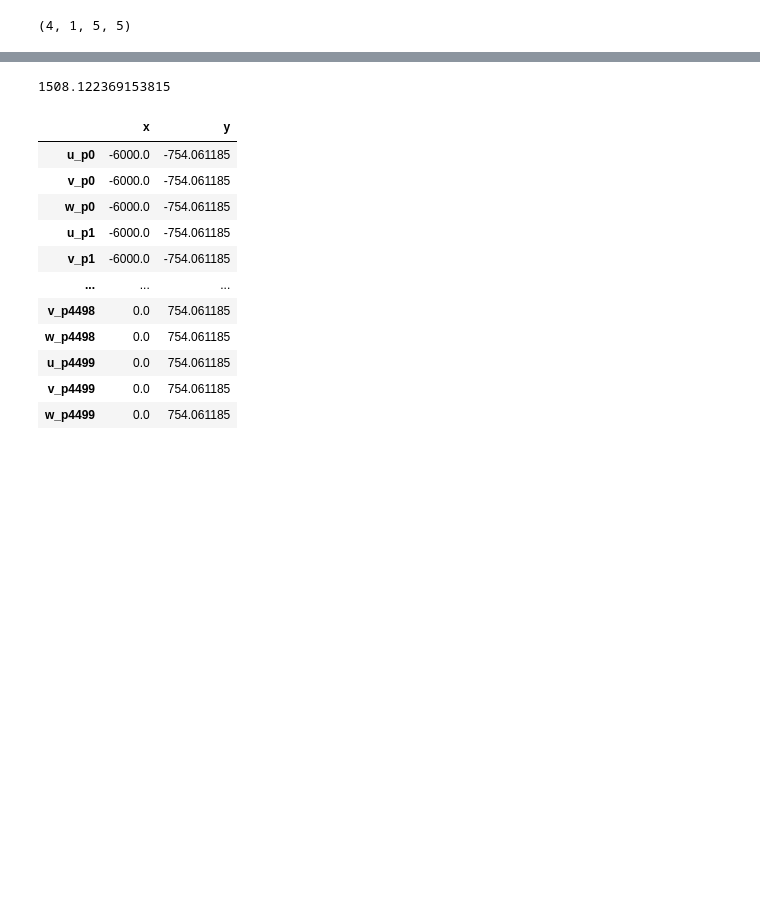
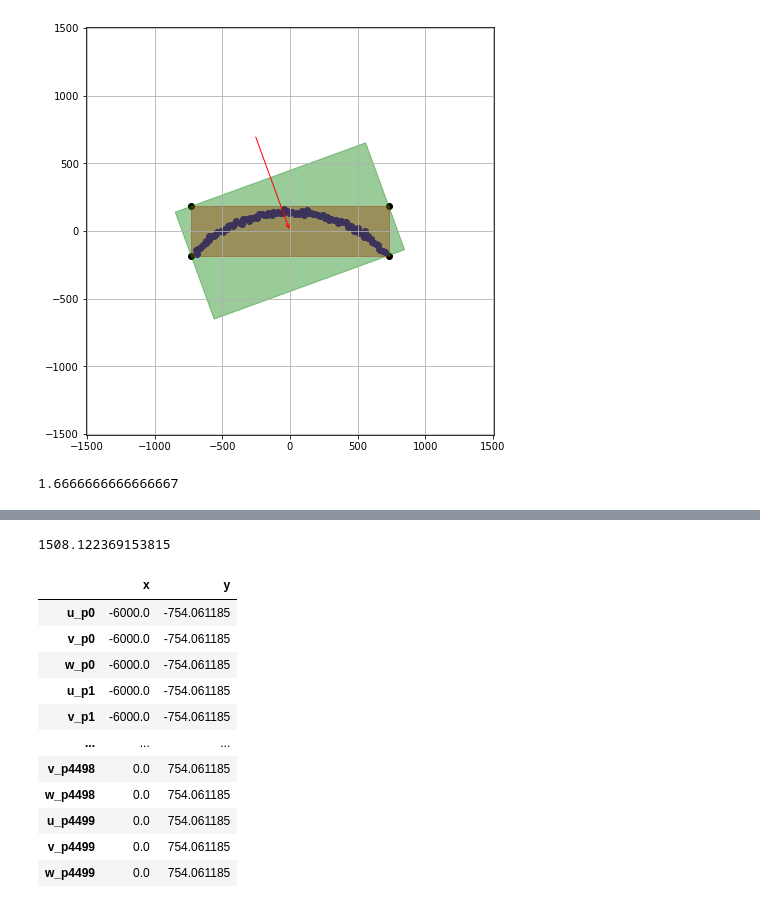
Before and after one commit to Burro7J/mocalum, a Jupyter notebook: examples/andreas_pycont_implementation.ipynb, the cells around one changed output, grey strips where cells are left out. Cells and saved outputs as stored; diff of their text form; code cells hidden in the pictures; blank space fills up the shorter version.

Commit message:
some additions for prep and conversion of turbbox

```diff
--- a/examples/andreas_pycont_implementation.ipynb
+++ b/examples/andreas_pycont_implementation.ipynb
@@ -232,6 +19,0 @@ def strided_app(a, L, S ):  # Window len = L, Stride len/stepsize = S
-# %%
-x = np.arange(100).reshape([4, 5,5])
-
-x
-
-x.strides
@@ -293,7 +19,0 @@ array([[0, 1, 2, 3, 4, 5, 6, 7, 8],
-# %%
-x.shape[1:]
-
-xslided = _sliding_window_slicing(x,1)
-xslided.shape
-# %% [output]
-(4, 1, 5, 5)
@@ -375,0 +158,35 @@ def sliding_window_slicing_old(a, no_elements):
+# %%
+# polygon = Polygon(bbox_pts_norm,alpha=0.4, color='black')
+diag = _get_max_turbbox_width(tmp.data.ffield_bbox_cfg)
+bbox_pts = _get_bbox_pts(tmp.data.ffield_bbox_cfg)
+bbox_pts_norm = bbox_pts - bbox_pts.mean(axis=0)
+
+arc_cords= _get_prob_cords(tmp.data.probing) - bbox_pts.mean(axis=0)
+
+tbox_pts = _get_turbbbox(tmp.data.ffield_bbox_cfg, wind_dir)
+
+# coordinates in turbox coord sys
+pts_new_cord = bbox_pts_norm.dot(_rot_matrix(wind_dir))
+
+wind_dir_pt = mc.utils.spher2cart(wind_dir,0,diag/2)[:2]
+bbox = Polygon(bbox_pts_norm,alpha=0.4, color='red')
+tbox = Polygon(tbox_pts.dot(_rot_matrix(-wind_dir)),alpha=0.4, color='green')
+# tbox2 = Polygon(tbox_pts.dot(_rot_bbox(wind_dir)),alpha=0.4, color='yellow')
+
+# polygon = Polygon(bbox_pts.dot(R))
+
+fig, ax = plt.subplots(figsize=(7.5, 7.5))
+plt.grid()
+ax.add_patch(bbox)
+ax.add_patch(tbox)
+
+plt.scatter(bbox_pts_norm[:,0],bbox_pts_norm[:,1], c="black")
+plt.scatter(arc_cords[:,0], arc_cords[:,1], c="blue")
+ax.set_aspect('equal')
+ax.annotate("", xy=(wind_dir_pt[0], wind_dir_pt[1]), xytext=(0, 0),arrowprops=dict(arrowstyle="<-",color='red'))
+
+ax.set_xlim(-diag,diag)
+ax.set_ylim(-diag,diag)
+plt.show()
+# %% [output]
+[figure, added]
@@ -375,0 +238,4 @@ def sliding_window_slicing_old(a, no_elements):
+# %%
+x_step / wind_speed
+# %% [output]
+1.6666666666666667
```
Also changed, not shown: parts of 32 cells of this notebook.
